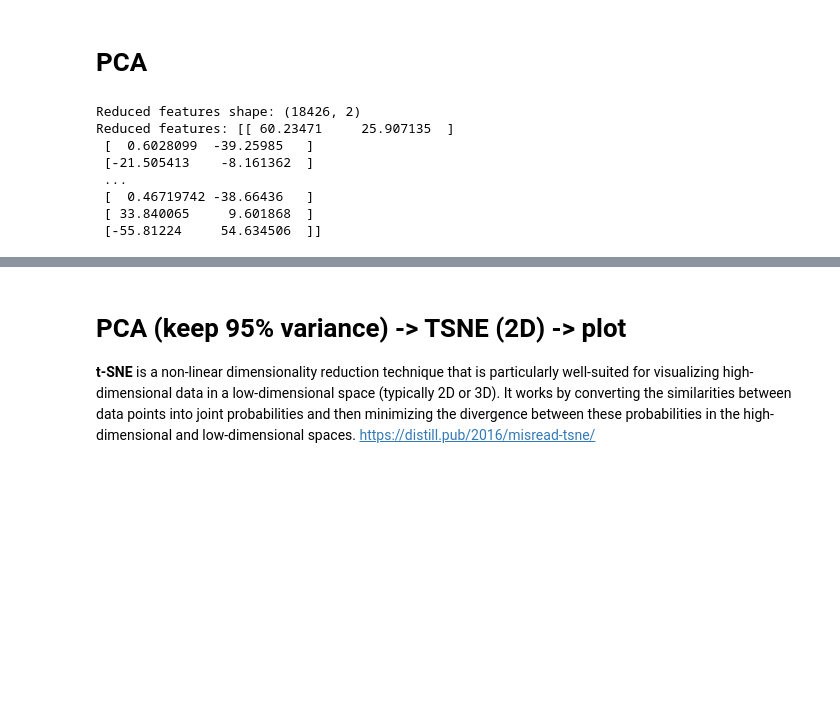
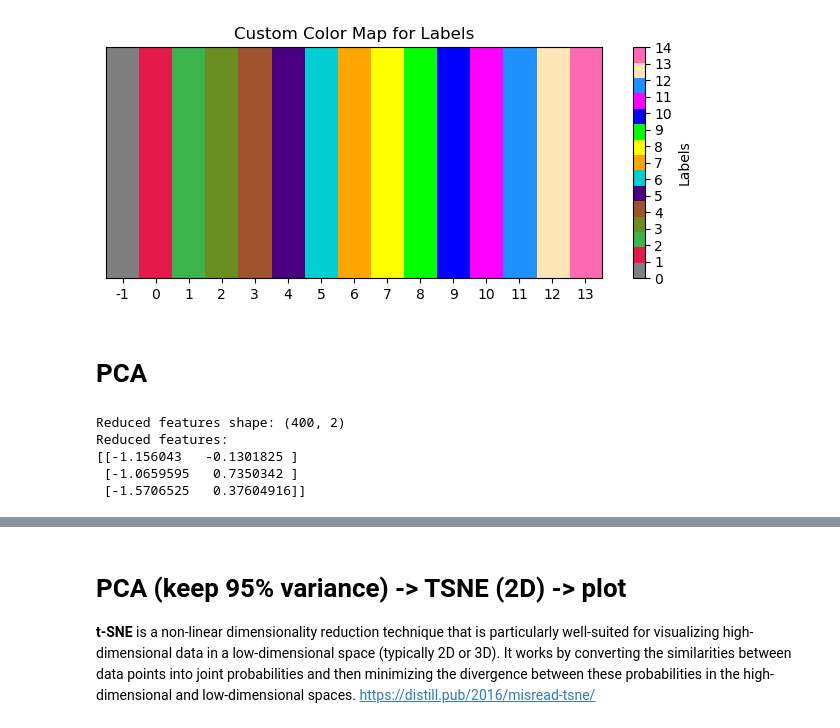
Before and after one commit to JarekJurek/foraminifera, a Jupyter notebook: src/feature_investigator.ipynb, the cells around one changed output, grey strips where cells are left out. Drawn from its saved outputs; the diff is of its cells as text; code cells hidden in the pictures; blank space fills up the shorter version.

```diff
--- a/src/feature_investigator.ipynb
+++ b/src/feature_investigator.ipynb
@@ -51,3 +61,38 @@ Counter({-1.0: 18216,
+# %%
+palette1 = [
+    '#e6194b', '#3cb44b', '#ffe119', '#4363d8', '#f58231', '#911eb4', '#46f0f0', '#f032e6',
+    '#bcf60c', '#fabebe', '#008080', '#e6beff', '#9a6324', '#800000', '#aaffc3',
+    '#808000', '#ffd8b1', '#000075',
+]
+palette2 = [
+    '#e6194b', '#3cb44b',
+    "#6b8e23", "#a0522d",
+    "#4b0082", "#ff0000", "#00ced1",
+    "#ffa500", "#ffff00", "#00ff00",
+    "#00fa9a", "#0000ff", "#ff00ff",
+    "#1e90ff", "#ffe4b5", "#ff69b4"
+]
+# %%
+# Create a color map for the labels
+# Create a copy of the colormap
+# base_cmap = plt.cm.get_cmap('hsv', len(np.unique(labels)) - 1)  # -1 because we handle -1 separately
+base_cmap = mcolors.ListedColormap(palette2)
+
+# Create a custom colormap with grey for -1
+colors = np.vstack(
+    (np.array([0.5, 0.5, 0.5, 1]),  # Grey for -1
+    base_cmap(np.linspace(0, 1, len(np.unique(labels)) - 1))))
+custom_cmap = mcolors.ListedColormap(colors)
+# Plot the color map
+plt.figure(figsize=(8, 3))
+plt.imshow([np.arange(len(np.unique(labels)))], aspect='auto', cmap=custom_cmap)
+plt.xticks(np.arange(len(np.unique(labels))), np.unique(labels))
+plt.yticks([])
+plt.title("Custom Color Map for Labels")
+plt.colorbar(ticks=np.arange(len(np.unique(labels))), label='Labels')
+plt.show()
+# %% [output]
+[figure, added]
 # %% [markdown]
 # PCA
 # %%
@@ -122,16 +158,13 @@ pca = PCA(n_components=2)
 pca.fit(volume_features)
 volume_features_pca = pca.transform(volume_features)
 print(f"Reduced features shape: {volume_features_pca.shape}")
-print(f"Reduced features: {volume_features_pca}")
+print(f"Reduced features:\n{volume_features_pca[:3]}")
 # %% [output]
-Reduced features shape: (18426, 2)
-Reduced features: [[ 60.23471     25.907135  ]
- [  0.6028099  -39.25985   ]
- [-21.505413    -8.161362  ]
- ...
- [  0.46719742 -38.66436   ]
- [ 33.840065     9.601868  ]
- [-55.81224     54.634506  ]]
+Reduced features shape: (400, 2)
+Reduced features:
+[[-1.156043   -0.1301825 ]
+ [-1.0659595   0.7350342 ]
+ [-1.5706525   0.37604916]]
 # %%
 plot_PCA(volume_features_pca, labels, unlabeled=False)
 plot_PCA(volume_features_pca, labels, unlabeled=True)
```
Also changed, not shown: parts of 11 cells of this notebook, 6 other files.
